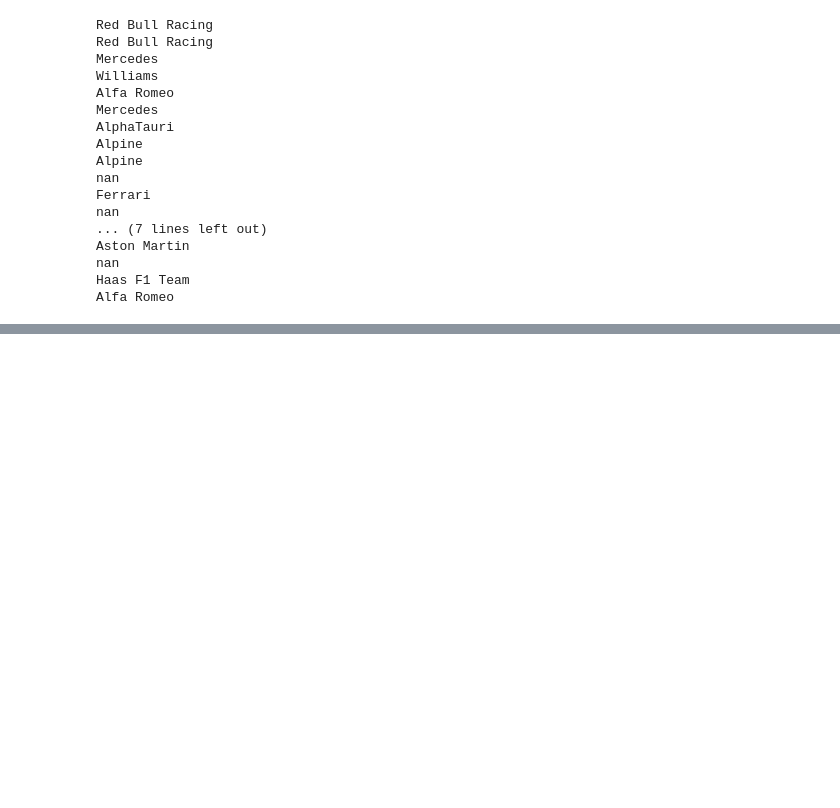
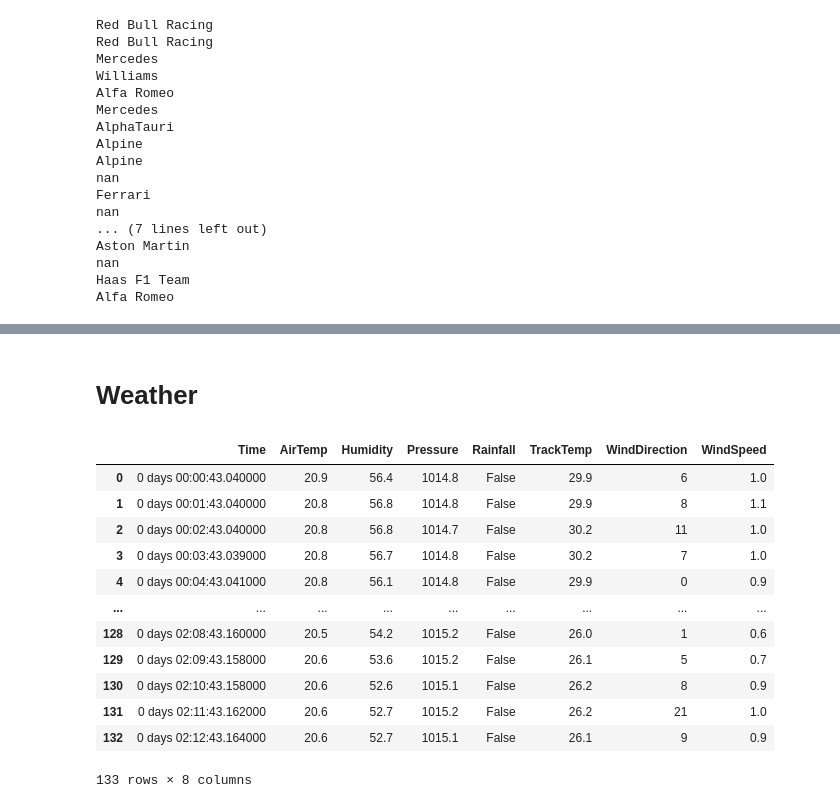
Before and after one commit to Harsh-2420/football-formula1-analytics, a Jupyter notebook: jupyter/plotly.ipynb, the cells around one changed output, grey strips where cells are left out. Saved outputs shown, nothing was run; the diff lists cells and outputs as text; code cells hidden in the pictures; blank space fills up the shorter version.

```diff
--- a/jupyter/plotly.ipynb
+++ b/jupyter/plotly.ipynb
@@ -130,0 +160,18 @@ requests.get("http://ergast.com/api/f1/{}/{}/drivers".format(2021, round_number)
+# %% [markdown]
+# Weather
+# %%
+fastf1_session.weather_data
+# %% [output]
+|  | Time | AirTemp | Humidity | Pressure | Rainfall | TrackTemp | WindDirection | WindSpeed |
+| 0 | 0 days 00:00:43.040000 | 20.9 | 56.4 | 1014.8 | False | 29.9 | 6 | 1.0 |
+| 1 | 0 days 00:01:43.040000 | 20.8 | 56.8 | 1014.8 | False | 29.9 | 8 | 1.1 |
+| 2 | 0 days 00:02:43.040000 | 20.8 | 56.8 | 1014.7 | False | 30.2 | 11 | 1.0 |
+| 3 | 0 days 00:03:43.039000 | 20.8 | 56.7 | 1014.8 | False | 30.2 | 7 | 1.0 |
+| 4 | 0 days 00:04:43.041000 | 20.8 | 56.1 | 1014.8 | False | 29.9 | 0 | 0.9 |
+| ... | ... | ... | ... | ... | ... | ... | ... | ... |
+| 128 | 0 days 02:08:43.160000 | 20.5 | 54.2 | 1015.2 | False | 26.0 | 1 | 0.6 |
+| 129 | 0 days 02:09:43.158000 | 20.6 | 53.6 | 1015.2 | False | 26.1 | 5 | 0.7 |
+| 130 | 0 days 02:10:43.158000 | 20.6 | 52.6 | 1015.1 | False | 26.2 | 8 | 0.9 |
+| 131 | 0 days 02:11:43.162000 | 20.6 | 52.7 | 1015.2 | False | 26.2 | 21 | 1.0 |
+| 132 | 0 days 02:12:43.164000 | 20.6 | 52.7 | 1015.1 | False | 26.1 | 9 | 0.9 |
+133 rows × 8 columns
```
Also changed, not shown: parts of 14 cells of this notebook, 3 other files.
